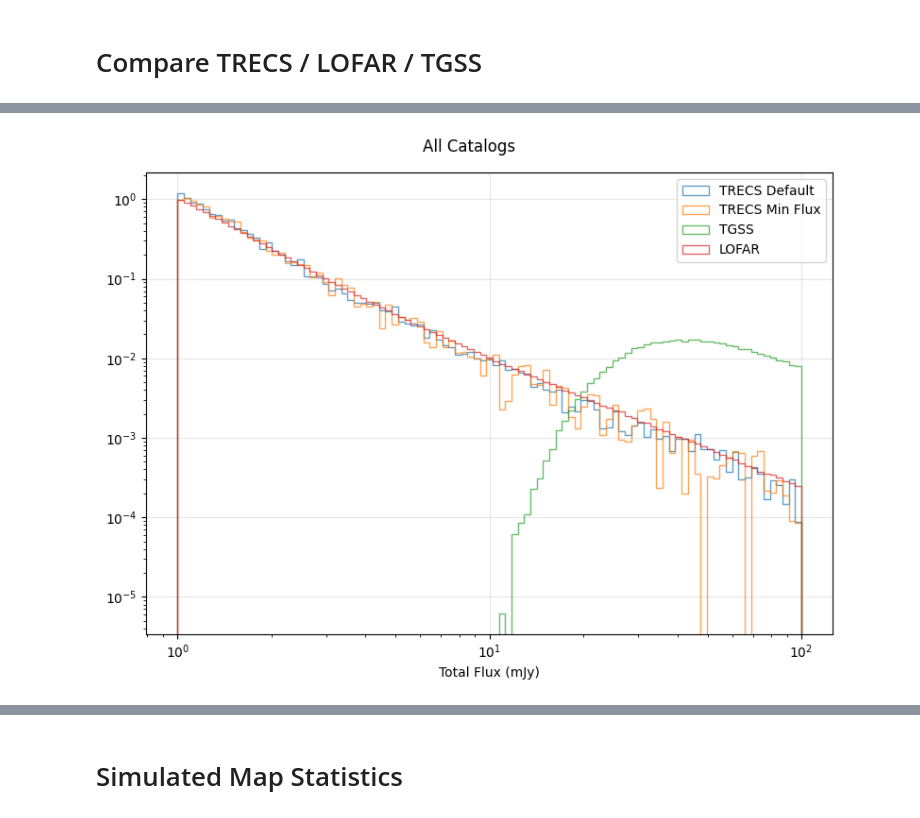
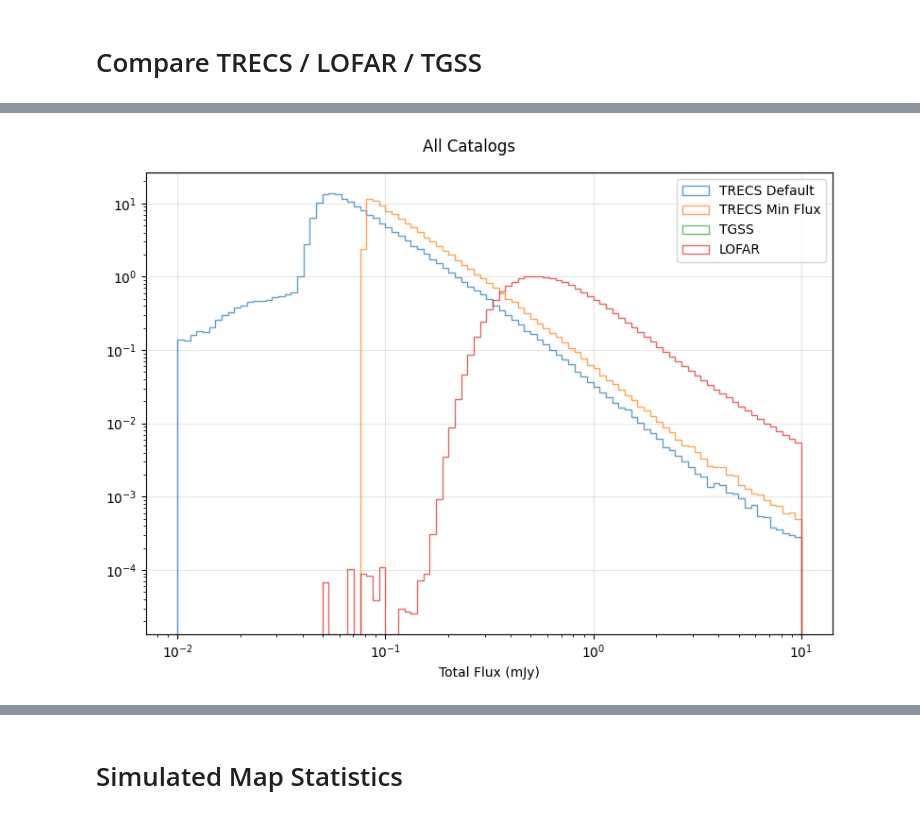
Before and after one commit to tmartinezML/LOFAR-Diffusion, a Jupyter notebook: src/notebooks/sky_maps.ipynb, the cells around one changed output, grey strips where cells are left out. Drawn from its saved outputs; the diff is of its cells as text; code cells hidden in the pictures.

```diff
--- a/src/notebooks/sky_maps.ipynb
+++ b/src/notebooks/sky_maps.ipynb
@@ -141,13 +168,13 @@ load_srl(mosaic_names[0])
 # %%
 import utils.paths as paths
 
-map_name = "map_2.5deg_max80_1e-7JyLimit"
+map_name = "map_5deg_8e-5JyLimit"
 
 map_folder = paths.SKY_MAP_PARENT / map_name
-sky_model_file = map_folder / f"{map_name.replace('_copy', '')}_masked.fits"
+sky_model_file = map_folder / f"{map_name.replace('_copy', '')}.fits"
 # sky_model_file = map_folder / 'ddf/map_2.5deg_max80_1e-7JyLimit.app.restored.fits'
 # image_file = map_folder / 'ddf_nfacets=5/map_2.5deg_max80_1e-7JyLimit.app.restored.fits'
-image_file = map_folder / "ddf-pipeline/image_ampphase1.int.restored.fits"
+image_file = map_folder / "ddf-pipeline/image_full_ampphase_di_m.NS.int.restored.fits"
 # image_file = map_folder / "ddf/map_2.5deg_max80_1e-7JyLimit.app.restored.fits"
 # image_file = map_folder / "ddf_9SB_136-152/map_2.5deg_max80_1e-7JyLimit.app.restored.fits"
 # sky_model_file = map_folder / f"ddf_maxMinor=10000/{map_name}.app.model.fits"
@@ -509,0 +658,23 @@ mpplt.plot_sky_map(dirty_arr, wcs=dirty_wcs)
+# %%
+from astropy.io import fits
+import numpy as np
+import utils.paths as paths
+
+map_name = 'map_5deg_8e-5JyLimit'
+
+# Open fits file
+sky_model_file = paths.SKY_MAP_PARENT / map_name / f"{map_name}.fits"
+with fits.open(sky_model_file) as hdul:
+    image = hdul[0].data
+    header = hdul[0].header
+
+# Write new fits file
+new_file = sky_model_file.parent / f"{map_name}_chanDim.fits"
+fits.writeto(new_file, np.expand_dims(image, 0), header, overwrite=True)
+# %%
+# Open and check shape of new image
+with fits.open(new_file) as hdul:
+    image = hdul[0].data
+    header = hdul[0].header
+
+image.shape
@@ -777,7 +936,8 @@ import pandas as pd
 import h5py
 
 trecs_flim_catalog = (
-    paths.BASE_PARENT / "trecs_output/2.5deg_8e-5JyLimit/catalogue_continuum_wrapped.fits"
+    paths.BASE_PARENT
+    / "trecs_output/5deg_8e-5JyLimit/catalogue_continuum_wrapped.fits"
 )
 
 
@@ -925,7 +1070,7 @@ fig, axs = plt.subplots(1, 1, figsize=(8, 6), tight_layout=True)
 fig.suptitle("All Catalogs")
 
 bins = np.linspace(0, 1, 100)
-bins = np.logspace(0, 2, 100)
+bins = np.logspace(-2, 1, 100)
 axs.set_xscale("log")
 alpha = 0.7
 
@@ -943,34 +1088,34 @@ ax.hist(
     bins=bins,
     alpha=alpha,
     label="TRECS Min Flux",
     density=True,
     histtype="step",
 )
 ax.hist(
     df_tgss["Total_flux"],
     bins=bins,
     alpha=alpha,
     label="TGSS",
     density=True,
     histtype="step",
 )
 ax.hist(
     df_lofar["Total_flux"],
     bins=bins,
     alpha=alpha,
     label="LOFAR",
     density=True,
     histtype="step",
 )
 
 ax.set_xlabel("Total Flux (mJy)")
 ax.set_yscale("log")
 ax.grid(alpha=0.3)
 ax.legend()
 
 fig.show()
 # %% [output]
-[figure, old version]
+[figure, new version]
 # %%
 (df_trecs_flim["I144"]).min()
 # %%
```
Also changed, not shown: parts of 69 cells of this notebook, 10 other files.
